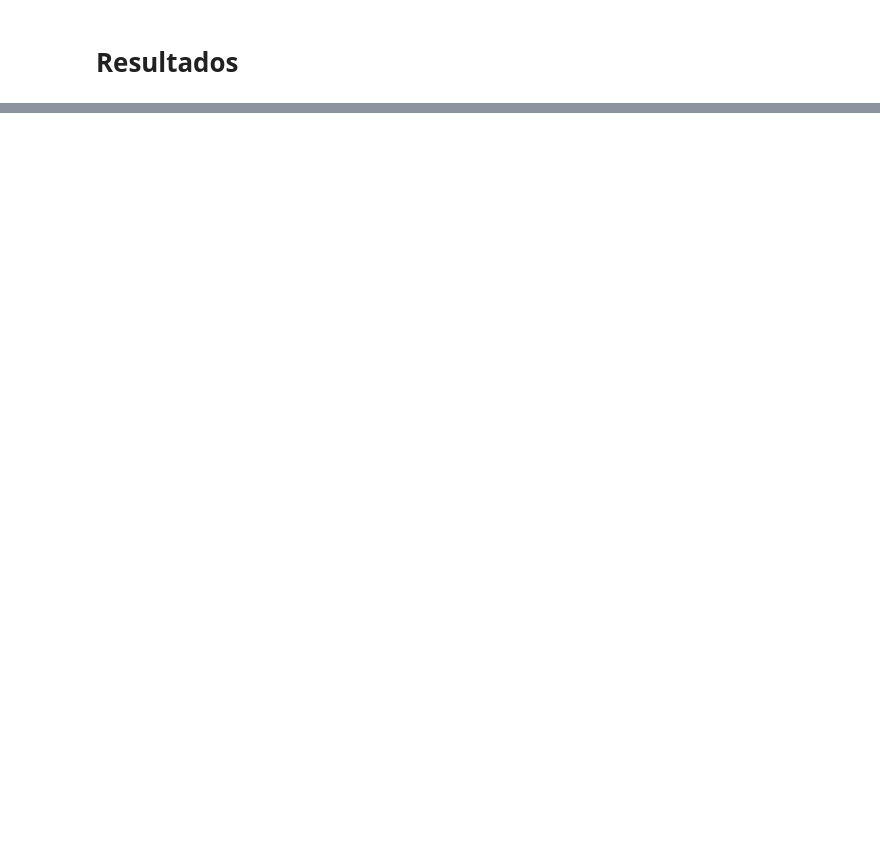
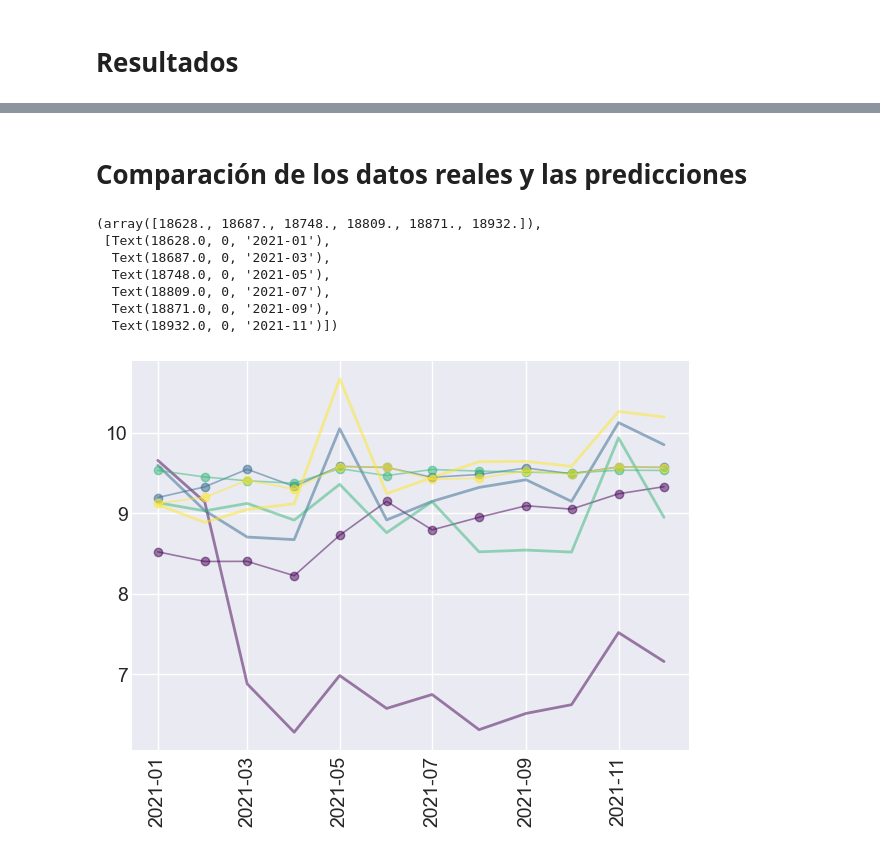
Before and after one commit to BesitosDeBaba/Series, a Jupyter notebook: cf_challenge.ipynb, the cells around one changed output, grey strips where cells are left out. Saved outputs shown, nothing was run; the diff lists cells and outputs as text; code cells hidden in the pictures; blank space fills up the shorter version.

```diff
--- a/cf_challenge.ipynb
+++ b/cf_challenge.ipynb
@@ -744,0 +772,23 @@ with open('resultados.json', 'w') as f:
+# %% [markdown]
+# Comparación de los datos reales y las predicciones
+# %%
+plt.style.use('seaborn-darkgrid')
+palette = plt.get_cmap("viridis", 4)
+meses = testMejores.index.to_timestamp()
+
+# Plot multiple lines
+num=0
+for ren in range(4):
+    plt.plot(meses, testMejores.loc[:, dataTotal10[0][num]], marker='', color=palette(num), linewidth=2, alpha=0.5, label = num)
+    plt.plot(meses, predicciones.loc[:, dataTotal10[0][num]], marker='o', color=palette(num), linewidth=1.2, alpha=0.5, label = num)
+    num += 1
+plt.xticks(rotation = 90)
+# %% [output]
+(array([18628., 18687., 18748., 18809., 18871., 18932.]),
+ [Text(18628.0, 0, '2021-01'),
+  Text(18687.0, 0, '2021-03'),
+  Text(18748.0, 0, '2021-05'),
+  Text(18809.0, 0, '2021-07'),
+  Text(18871.0, 0, '2021-09'),
+  Text(18932.0, 0, '2021-11')])
+[figure, added]
```
Also changed, not shown: parts of 6 cells of this notebook.
